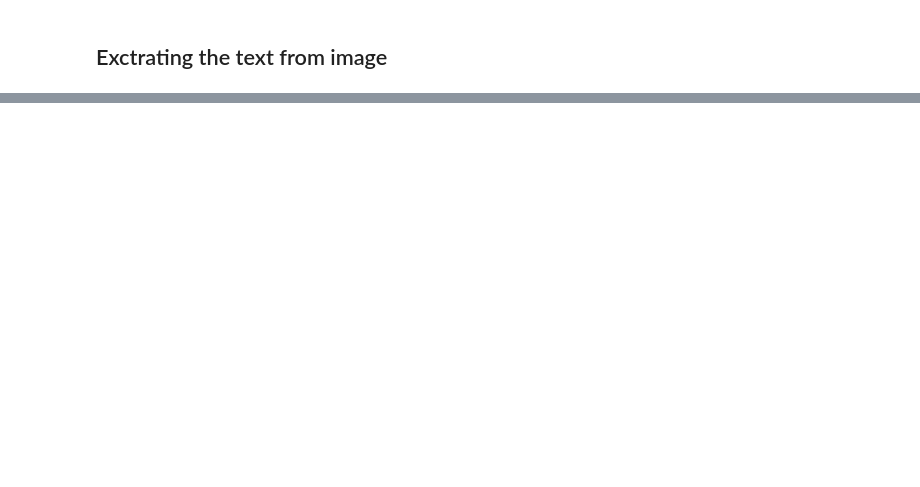
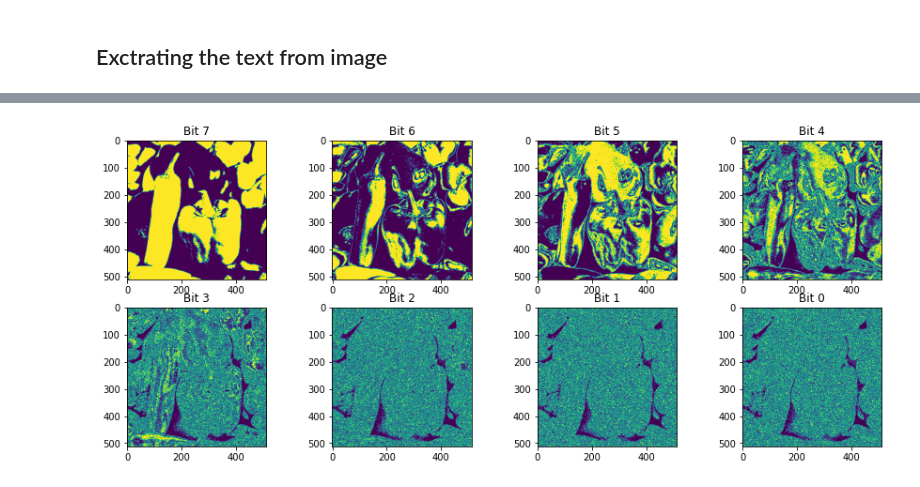
Before and after one commit to lstival/mo443, a Jupyter notebook: t1_esteganografia_completo.ipynb, the cells around one changed output, grey strips where cells are left out. Drawn from its saved outputs; the diff is of its cells as text; code cells hidden in the pictures; blank space fills up the shorter version.

```diff
--- a/t1_esteganografia_completo.ipynb
+++ b/t1_esteganografia_completo.ipynb
@@ -169,0 +257,4 @@ with open(opt.out_text, "w") as text_file:
+# %%
+plot_all_bit_planes(img, width, height, 1)
+# %% [output]
+[figure, added]
```
Also changed, not shown: parts of 29 cells of this notebook, 10 other files.
